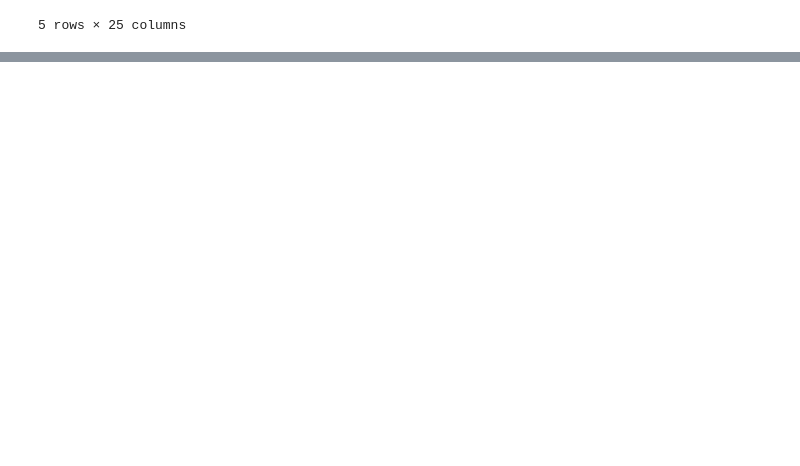
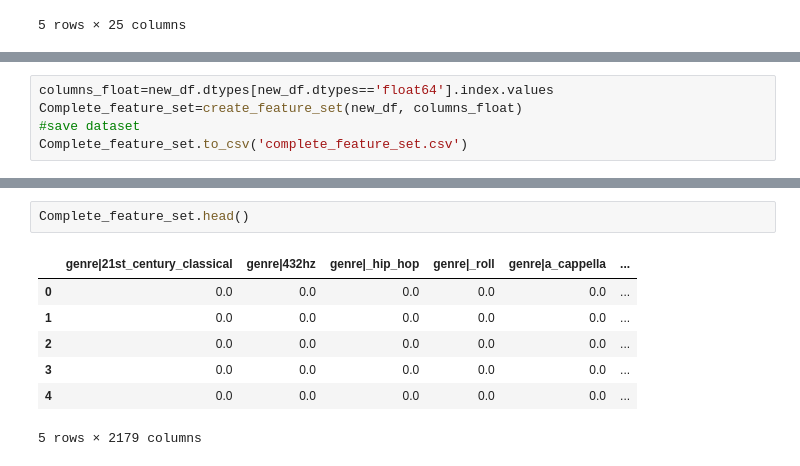
Before and after one commit to MaharazAliyu/Rec-Sys-Spotipy-API, a Jupyter notebook: RecSys_Data_Collection.ipynb, the cells around one changed output, grey strips where cells are left out. Cells and saved outputs as stored; diff of their text form; blank space fills up the shorter version.

```diff
--- a/RecSys_Data_Collection.ipynb
+++ b/RecSys_Data_Collection.ipynb
@@ -290,0 +358,5 @@ See the caveats in the documentation: https://pandas.pydata.org/pandas-docs/stab
+# %%
+columns_float=new_df.dtypes[new_df.dtypes=='float64'].index.values
+Complete_feature_set=create_feature_set(new_df, columns_float)
+#save dataset
+Complete_feature_set.to_csv('complete_feature_set.csv')
@@ -290,0 +375,10 @@ See the caveats in the documentation: https://pandas.pydata.org/pandas-docs/stab
+# %%
+Complete_feature_set.head()
+# %% [output]
+|  | genre|21st_century_classical | genre|432hz | genre|_hip_hop | genre|_roll | genre|a_cappella | ... |
+| 0 | 0.0 | 0.0 | 0.0 | 0.0 | 0.0 | ... |
+| 1 | 0.0 | 0.0 | 0.0 | 0.0 | 0.0 | ... |
+| 2 | 0.0 | 0.0 | 0.0 | 0.0 | 0.0 | ... |
+| 3 | 0.0 | 0.0 | 0.0 | 0.0 | 0.0 | ... |
+| 4 | 0.0 | 0.0 | 0.0 | 0.0 | 0.0 | ... |
+5 rows × 2179 columns
```
Also changed, not shown: parts of 17 cells of this notebook.
